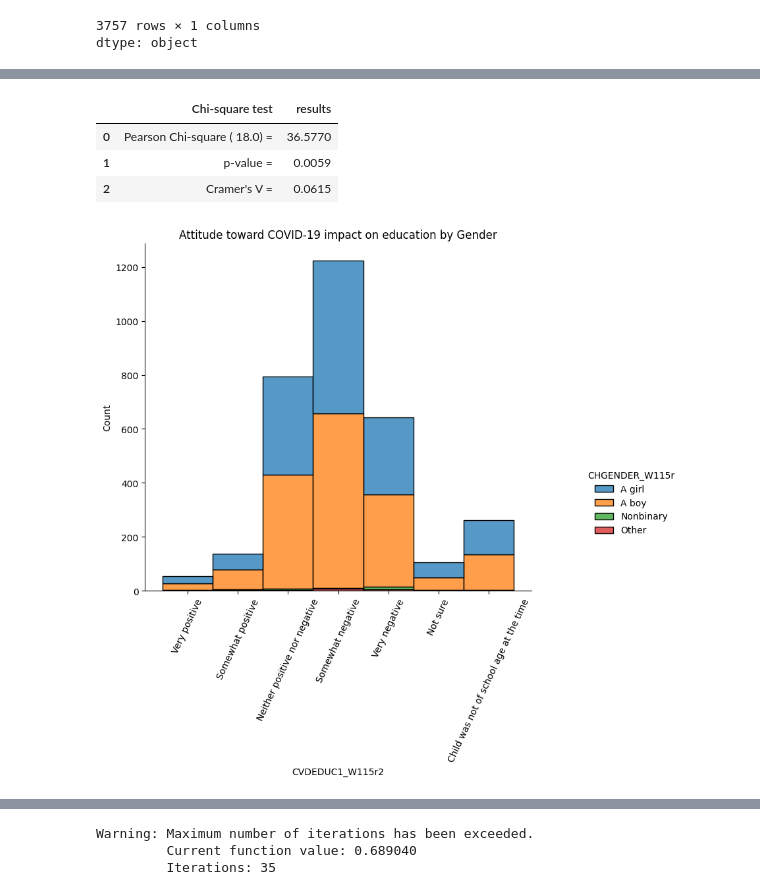
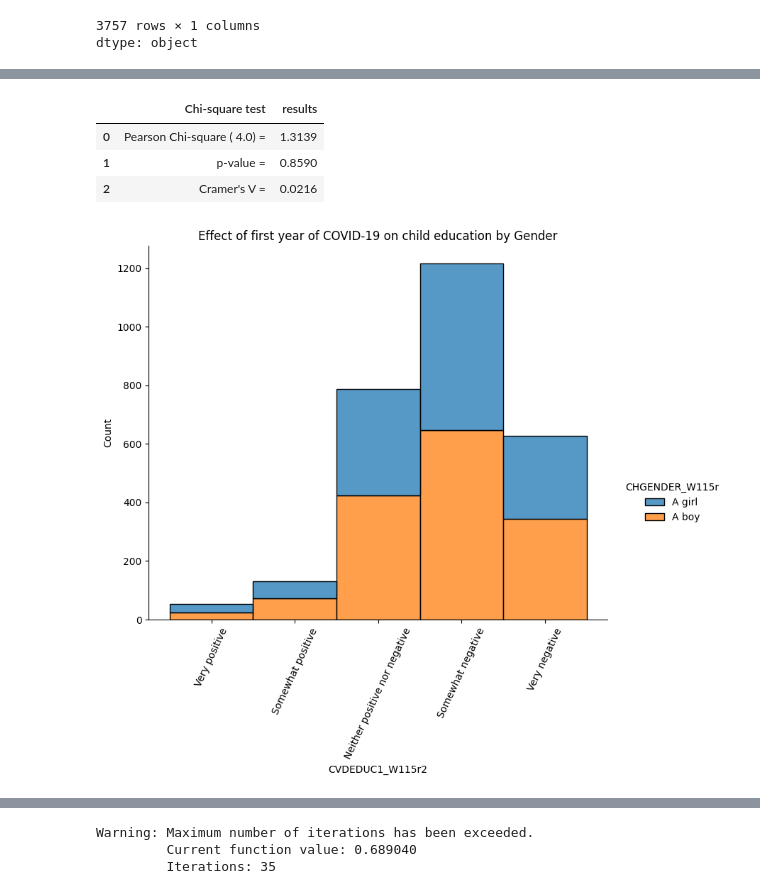
Before and after one commit to 550tealeaves/DATA-70500-working-with-data, a Jupyter notebook: HW5_SurveyDataAnalysisPew.ipynb, the cells around one changed output, grey strips where cells are left out. Drawn from its saved outputs; the diff is of its cells as text; code cells hidden in the pictures.

```diff
--- a/HW5_SurveyDataAnalysisPew.ipynb
+++ b/HW5_SurveyDataAnalysisPew.ipynb
@@ -87,8 +147,8 @@ dtype: category
 # %%
-#If string has "refused", convert it to not a number
+#If string has "refused", "not sure", or "child was not of school age at the time", convert it to not a number
 
 #Ordinal variables - goes from most to least skeptical
-ATPW115_df['CVDEDUC1_W115r'] = np.where(ATPW115_df['CVDEDUC1_W115'].str.contains('Refused'), np.nan, ATPW115_df['CVDEDUC1_W115'])
+ATPW115_df['CVDEDUC1_W115r'] = np.where(ATPW115_df['CVDEDUC1_W115'].str.contains('Refused|Child was not of school age at the time|Not sure'), np.nan, ATPW115_df['CVDEDUC1_W115'])
 ATPW115_df['CVDEDUC1_W115r']
 # %% [output]
 |  | CVDEDUC1_W115r |
@@ -109,6 +172,7 @@ dtype: object
 # Here, we're using a tool to specify the order of a categorical variable. This is important
 # when the variable is ordinal rather than nominal -- that is, the order of the categories
 # matters
-# will po
-cat_type = CategoricalDtype(categories=["Very positive", "Somewhat positive", "Neither positive nor negative", "Somewhat negative", "Very negative", "Not sure", "Non-school age child"], ordered=True)
+# Var cat_type will preserve the order of the categories (goes from very positive to non-school aged child) - you set the desired order of the categories
+
+cat_type = CategoricalDtype(categories=["Very positive", "Somewhat positive", "Neither positive nor negative", "Somewhat negative", "Very negative"], ordered=True)
 ATPW115_df['CVDEDUC1_W115r2'] = ATPW115_df['CVDEDUC1_W115r'].astype(cat_type)
@@ -183,5 +327,7 @@ plt.show()
 # %%
-ATPW115_df['CHGENDER_W115r'] = np.where(ATPW115_df['CHGENDER_W115'].str.contains('Refused'), np.nan, ATPW115_df['CHGENDER_W115'])
+# Recode sting containing "refused", "other", "non-binary"
+# Use | to separate the strings in str.contains()
+ATPW115_df['CHGENDER_W115r'] = np.where(ATPW115_df['CHGENDER_W115'].str.contains('Refused|Nonbinary|Other'), np.nan, ATPW115_df['CHGENDER_W115'])
 ATPW115_df['CHGENDER_W115r']
 # %% [output]
 |  | CHGENDER_W115r |
@@ -218,14 +390,14 @@ crosstab
 sigtab
 # %% [output]
 |  | Chi-square test | results |
-| 0 | Pearson Chi-square ( 18.0) = | 36.5770 |
-| 1 | p-value = | 0.0059 |
-| 2 | Cramer's V = | 0.0615 |
+| 0 | Pearson Chi-square ( 4.0) = | 1.3139 |
+| 1 | p-value = | 0.8590 |
+| 2 | Cramer's V = | 0.0216 |
 # %%
 p = sb.displot(ATPW115_df, x='CVDEDUC1_W115r2', hue='CHGENDER_W115r', multiple="stack", height=6, aspect=1.25)
-plt.title('Attitude toward COVID-19 impact on education by Gender')
+plt.title('Effect of first year of COVID-19 on child education by Gender')
 plt.xticks(rotation=65)
 plt.show()
 # %% [output]
-[figure, old version]
+[figure, new version]
 # %%
```
Also changed, not shown: parts of 35 cells of this notebook.
